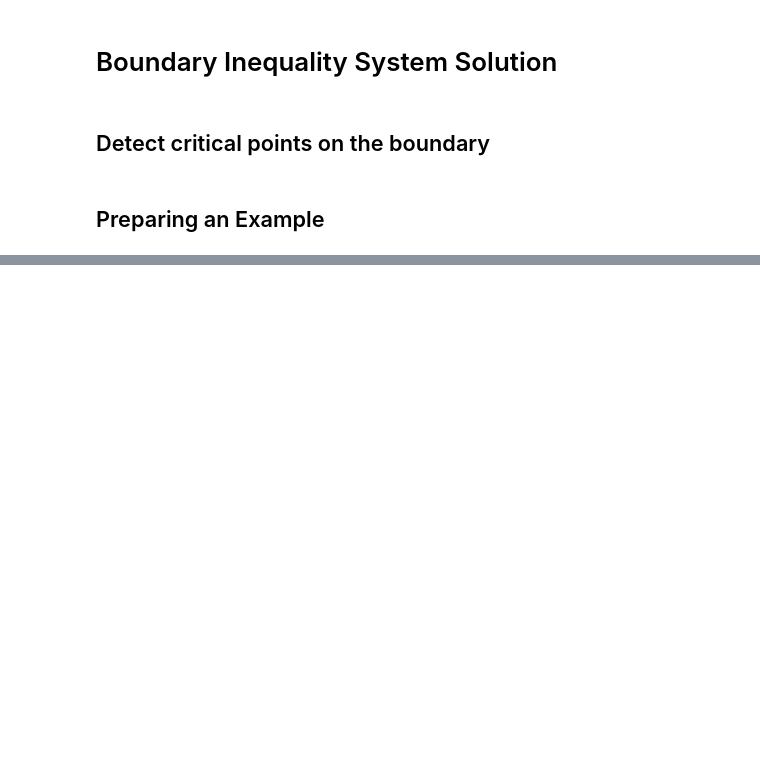
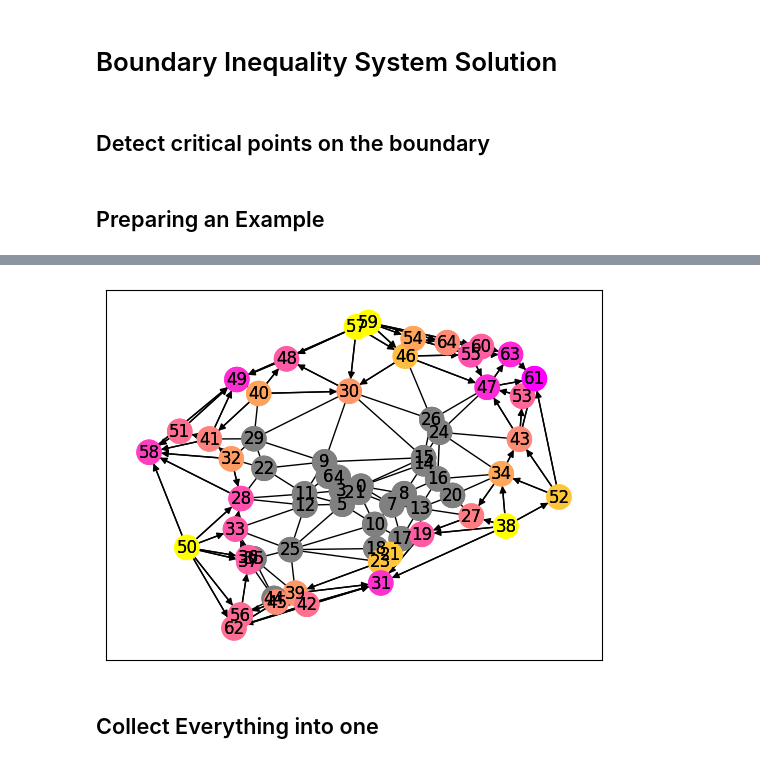
Before and after one commit to zimfv/quadrangulation, a Jupyter notebook: nonmanifold-eigen.ipynb, the cells around one changed output, grey strips where cells are left out. Drawn from its saved outputs; the diff is of its cells as text; code cells hidden in the pictures; blank space fills up the shorter version.

```diff
--- a/nonmanifold-eigen.ipynb
+++ b/nonmanifold-eigen.ipynb
@@ -599,0 +846,32 @@ test_nmb
+# %%
+def update_values_regularly(faces, values, vertices, vertex_index, derivative=-0.2):
+    """
+    """
+    new_values = values.copy()
+    defined_values = np.argwhere(~np.isnan(new_values)).ravel()
+
+    val_center = new_values[vertex_index]
+
+    for chain in get_surrounding_chains(faces, vertex_index):
+        val0 = new_values[chain[0]]
+        val1 = new_values[chain[-1]]
+        if np.isnan(val0):
+            val0 = val_center + derivative*np.linalg.norm(vertices[vertex_index] - vertices[chain[0]])
+        if np.isnan(val1):
+            val1 = val_center + derivative*np.linalg.norm(vertices[vertex_index] - vertices[chain[-1]])
+
+        ls = np.linalg.norm(vertices[chain[1:]] - vertices[chain[:-1]], axis=1)
+        ts = np.append(0, np.cumsum(ls))/np.sum(ls)
+        vals_up = val0 + ts*(val1 - val0)
+        new_values[chain] = vals_up
+    return new_values
+# %%
+test_values_after_all = test_values_after_integral.copy()
+for vertex_id in test_boundary_indices:
+    test_values_after_all = update_values_regularly(test_faces, test_values_after_all, test_vertices, vertex_id)
+
+plot_as_graph(test_vertices, test_faces, test_values_after_all)
+# %% [output]
+[figure, added]
+# %% [markdown]
+## Collect Everything into one
```
Also changed, not shown: parts of 27 cells of this notebook.
